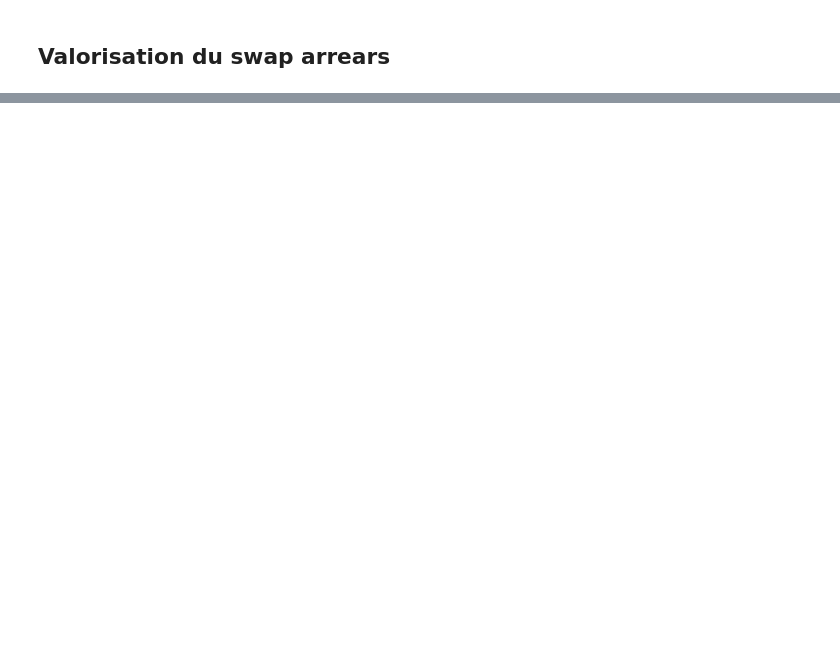
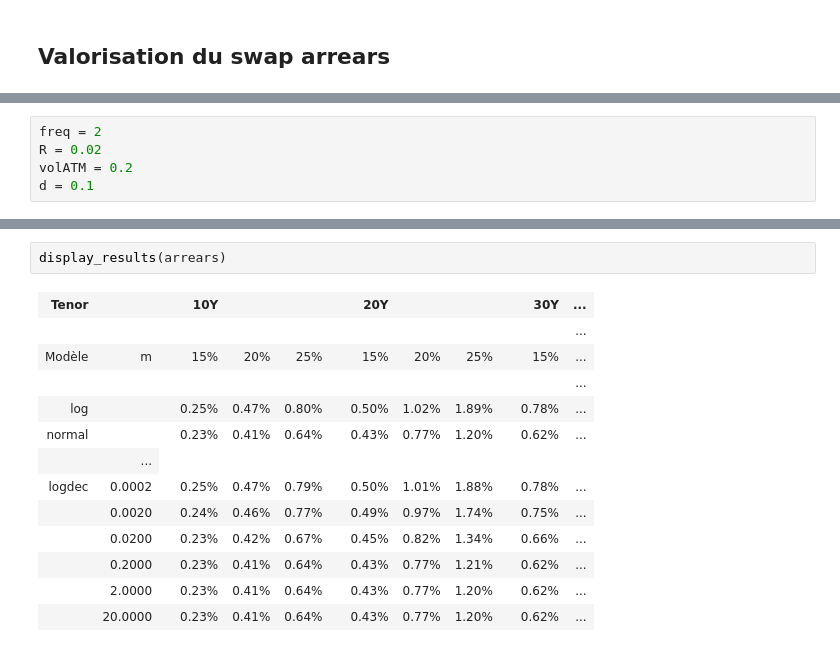
Before and after one commit to rguillemot/Formation_Finance, a Jupyter notebook: Derives_de_taux/notebook/Evaluation.ipynb, the cells around one changed output, grey strips where cells are left out. Saved outputs shown, nothing was run; the diff lists cells and outputs as text; blank space fills up the shorter version.

```diff
--- a/Derives_de_taux/notebook/Evaluation.ipynb
+++ b/Derives_de_taux/notebook/Evaluation.ipynb
@@ -28,0 +159,5 @@ LIBOR **Capped & Floored** $=\mathbb{E}_t^{Q^{T_2}}[(L(T_f,T_1,T_2)-K)+(K_{MIN}-
+# %%
+freq = 2
+R = 0.02
+volATM = 0.2
+d = 0.1
@@ -28,0 +221,16 @@ LIBOR **Capped & Floored** $=\mathbb{E}_t^{Q^{T_2}}[(L(T_f,T_1,T_2)-K)+(K_{MIN}-
+# %%
+display_results(arrears)
+# %% [output]
+| Tenor |  |  | 10Y |  |  |  | 20Y |  |  |  | 30Y | ... |
+|  |  |  |  |  |  |  |  |  |  |  |  | ... |
+| Modèle | m |  | 15% | 20% | 25% |  | 15% | 20% | 25% |  | 15% | ... |
+|  |  |  |  |  |  |  |  |  |  |  |  | ... |
+| log |  |  | 0.25% | 0.47% | 0.80% |  | 0.50% | 1.02% | 1.89% |  | 0.78% | ... |
+| normal |  |  | 0.23% | 0.41% | 0.64% |  | 0.43% | 0.77% | 1.20% |  | 0.62% | ... |
+|  | ... |
+| logdec | 0.0002 |  | 0.25% | 0.47% | 0.79% |  | 0.50% | 1.01% | 1.88% |  | 0.78% | ... |
+|  | 0.0020 |  | 0.24% | 0.46% | 0.77% |  | 0.49% | 0.97% | 1.74% |  | 0.75% | ... |
+|  | 0.0200 |  | 0.23% | 0.42% | 0.67% |  | 0.45% | 0.82% | 1.34% |  | 0.66% | ... |
+|  | 0.2000 |  | 0.23% | 0.41% | 0.64% |  | 0.43% | 0.77% | 1.21% |  | 0.62% | ... |
+|  | 2.0000 |  | 0.23% | 0.41% | 0.64% |  | 0.43% | 0.77% | 1.20% |  | 0.62% | ... |
+|  | 20.0000 |  | 0.23% | 0.41% | 0.64% |  | 0.43% | 0.77% | 1.20% |  | 0.62% | ... |
```
Also changed, not shown: parts of 13 cells of this notebook.
